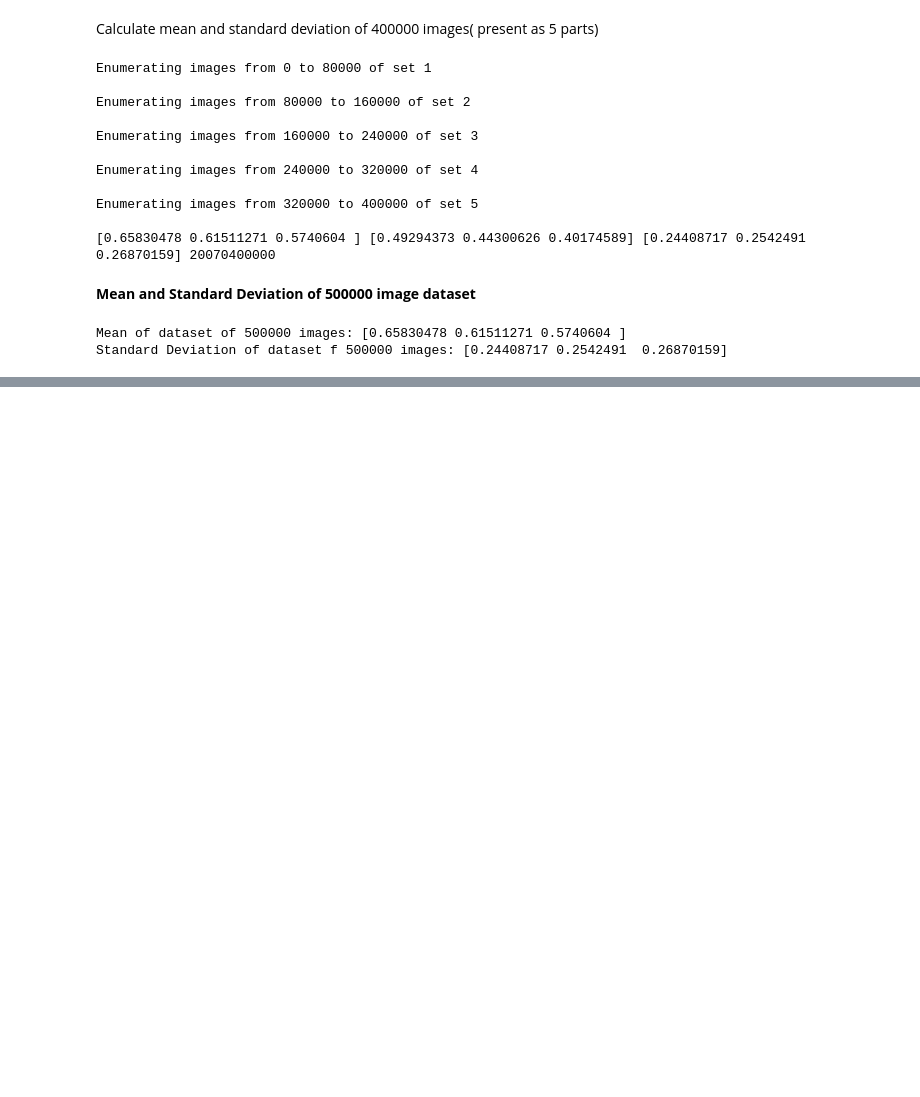
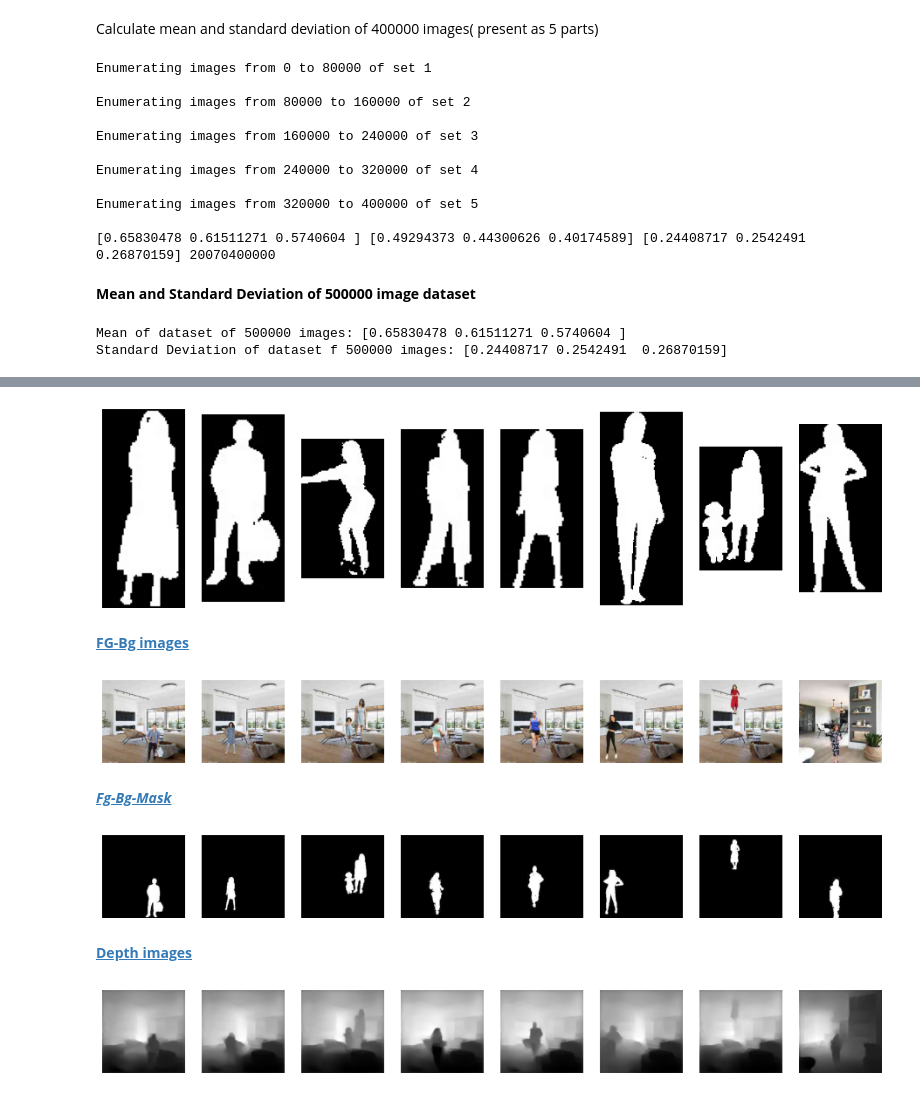
Before and after one commit to seenu-g/school_of_ai, a Jupyter notebook: chap14/calculate_Mean_StdDeviation.ipynb, the cells around one changed output, grey strips where cells are left out. Drawn from its saved outputs; the diff is of its cells as text; code cells hidden in the pictures; blank space fills up the shorter version.

```diff
--- a/chap14/calculate_Mean_StdDeviation.ipynb
+++ b/chap14/calculate_Mean_StdDeviation.ipynb
@@ -105,0 +251,6 @@ Standard Deviation of dataset f 500000 images: [0.24408717 0.2542491  0.26870159
+# %%
+show_images(images, cols = 1, titles = None)
+# %% [output]
+[figure, added]
+# %% [markdown]
+**[FG-Bg images](https://)**
@@ -105,0 +259,6 @@ Standard Deviation of dataset f 500000 images: [0.24408717 0.2542491  0.26870159
+# %%
+show_images(images, cols = 1, titles = None)
+# %% [output]
+[figure, added]
+# %% [markdown]
+***[Fg-Bg-Mask](https://)***
@@ -105,0 +267,6 @@ Standard Deviation of dataset f 500000 images: [0.24408717 0.2542491  0.26870159
+# %%
+show_images(images, cols = 1, titles = None)
+# %% [output]
+[figure, added]
+# %% [markdown]
+**[Depth images](https://)**
@@ -105,0 +275,4 @@ Standard Deviation of dataset f 500000 images: [0.24408717 0.2542491  0.26870159
+# %%
+show_images(images, cols = 1, titles = None)
+# %% [output]
+[figure, added]
```
Also changed, not shown: parts of 30 cells of this notebook.
